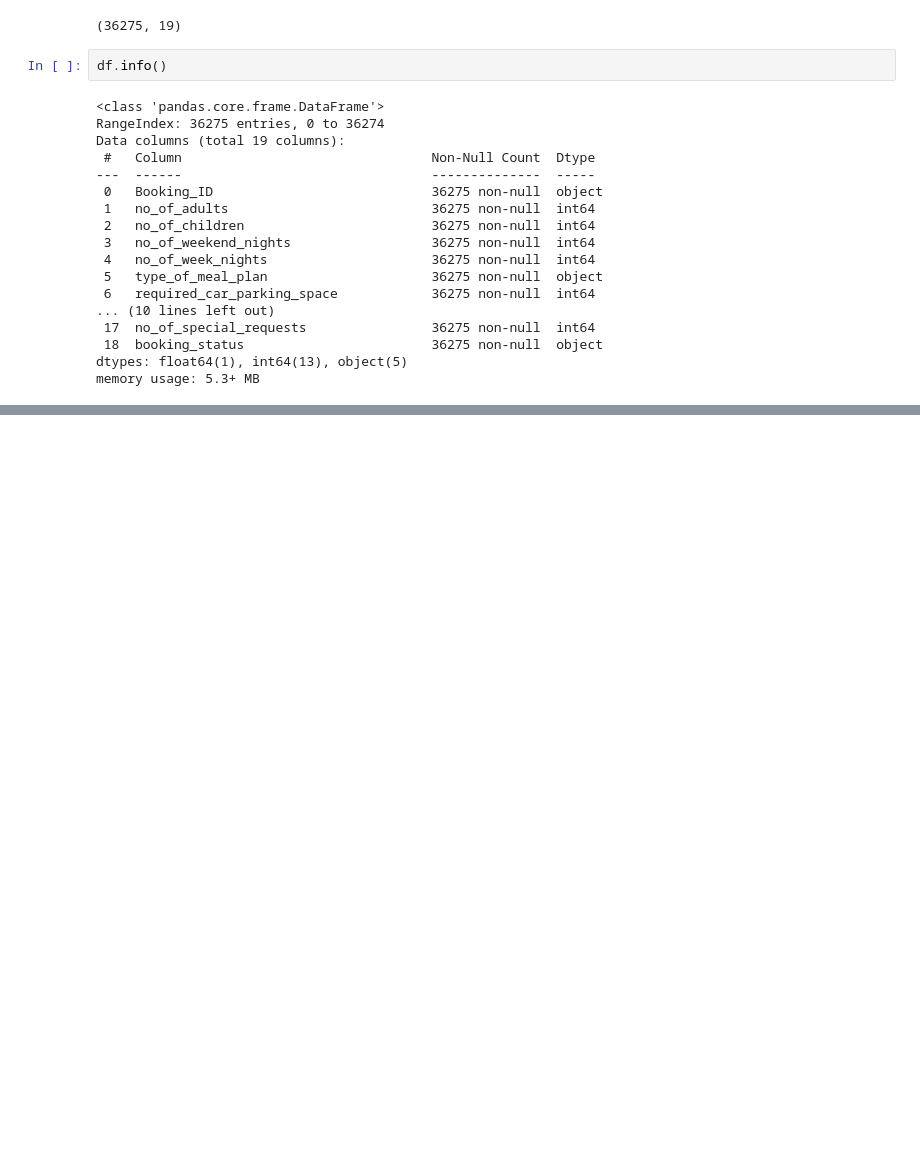
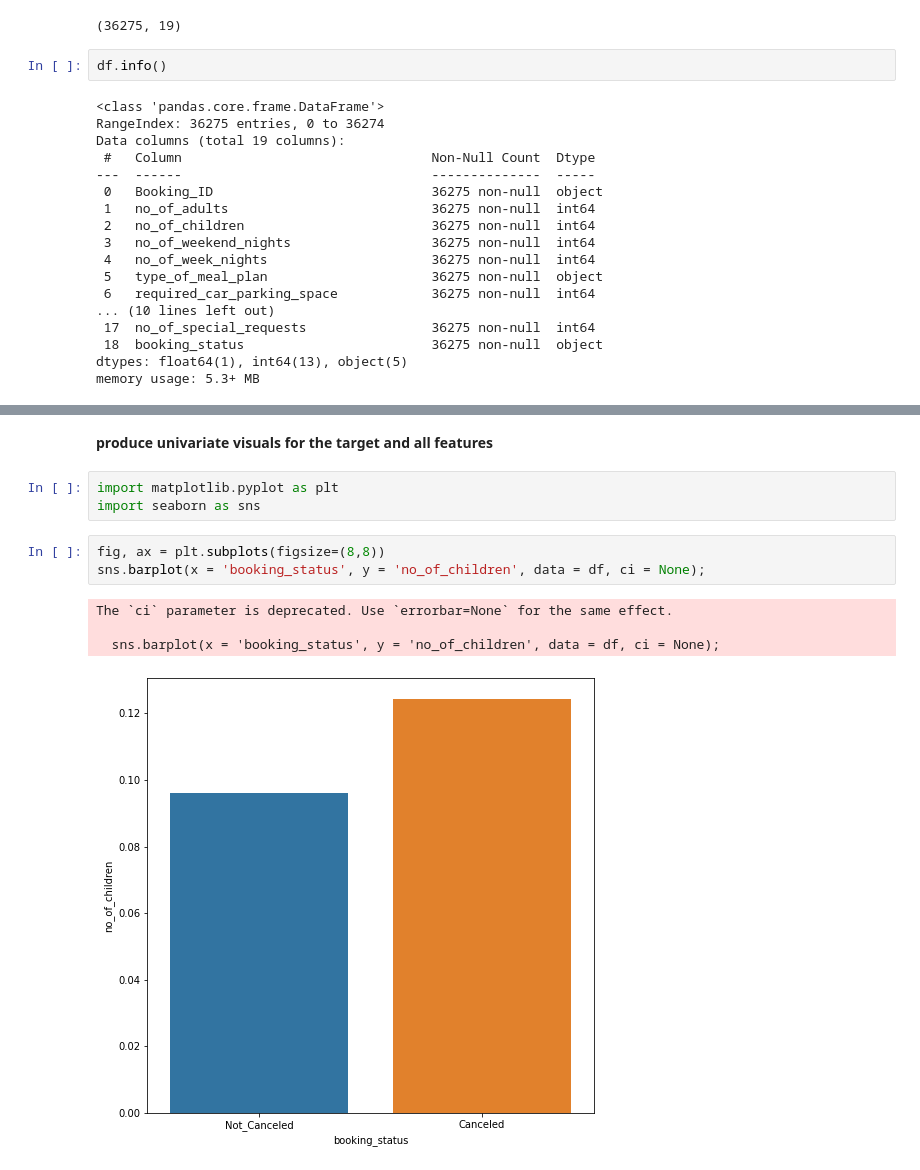
Before and after one commit to WinnieSue/Hotel-rerservation-prediction, a Jupyter notebook: Hotel_reservation.ipynb, the cells around one changed output, grey strips where cells are left out. Cells and saved outputs as stored; diff of their text form; blank space fills up the shorter version.

```diff
--- a/Hotel_reservation.ipynb
+++ b/Hotel_reservation.ipynb
@@ -62,0 +98,13 @@ Name: booking_status, dtype: float64
+# %% [markdown]
+**produce univariate visuals for the target and all features**
+# %%
+import matplotlib.pyplot as plt
+import seaborn as sns
+# %%
+fig, ax = plt.subplots(figsize=(8,8))
+sns.barplot(x = 'booking_status', y = 'no_of_children', data = df, ci = None);
+# %% [output]
+The `ci` parameter is deprecated. Use `errorbar=None` for the same effect.
+
+  sns.barplot(x = 'booking_status', y = 'no_of_children', data = df, ci = None);
+[figure, added]
```
Also changed, not shown: parts of 9 cells of this notebook.
